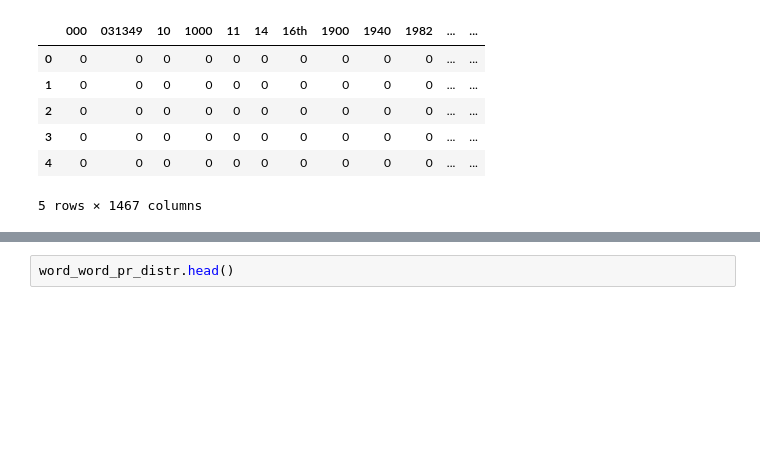
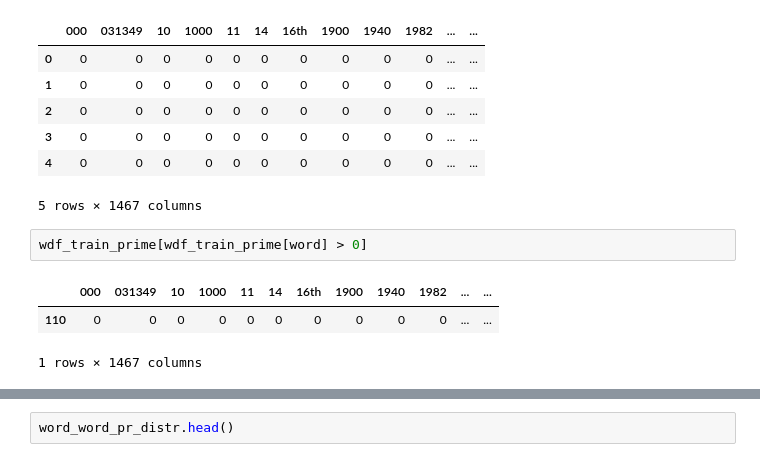
Before and after one commit to iamr0b0tx/topic_modeler, a Jupyter notebook: topic_modeler.ipynb, the cells around one changed output, grey strips where cells are left out. Saved outputs shown, nothing was run; the diff lists cells and outputs as text; blank space fills up the shorter version.

```diff
--- a/topic_modeler.ipynb
+++ b/topic_modeler.ipynb
@@ -157,4 +157,10 @@ wdf_train.head()
 | 3 | 0 | 0 | 0 | 0 | 0 | 0 | 0 | 0 | 0 | 0 | ... | ... |
 | 4 | 0 | 0 | 0 | 0 | 0 | 0 | 0 | 0 | 0 | 0 | ... | ... |
 5 rows × 1467 columns
+# %%
+wdf_train_prime[wdf_train_prime[word] > 0]
+# %% [output]
+|  | 000 | 031349 | 10 | 1000 | 11 | 14 | 16th | 1900 | 1940 | 1982 | ... | ... |
+| 110 | 0 | 0 | 0 | 0 | 0 | 0 | 0 | 0 | 0 | 0 | ... | ... |
+1 rows × 1467 columns
 # %%
```
Also changed, not shown: parts of 21 cells of this notebook.
